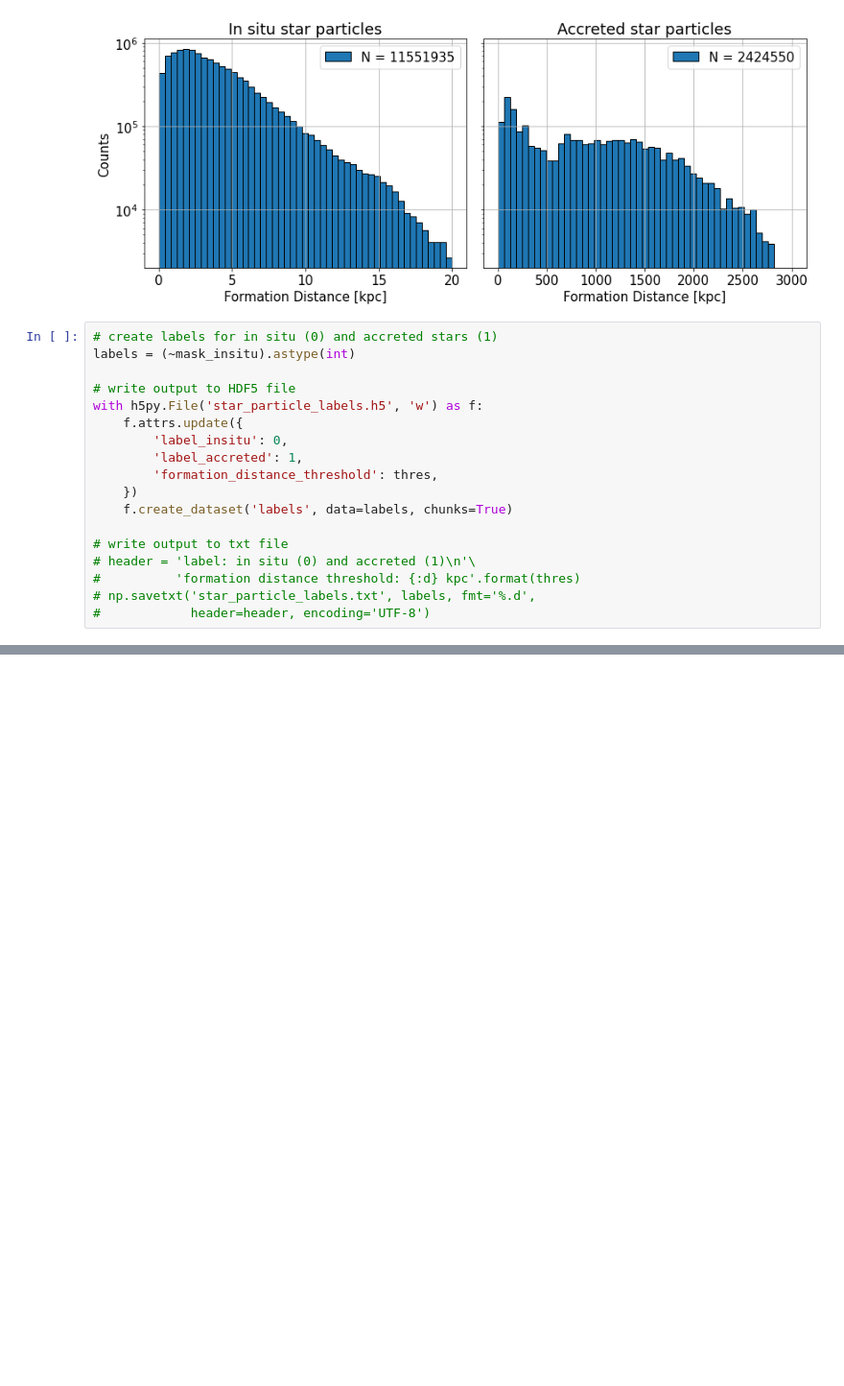
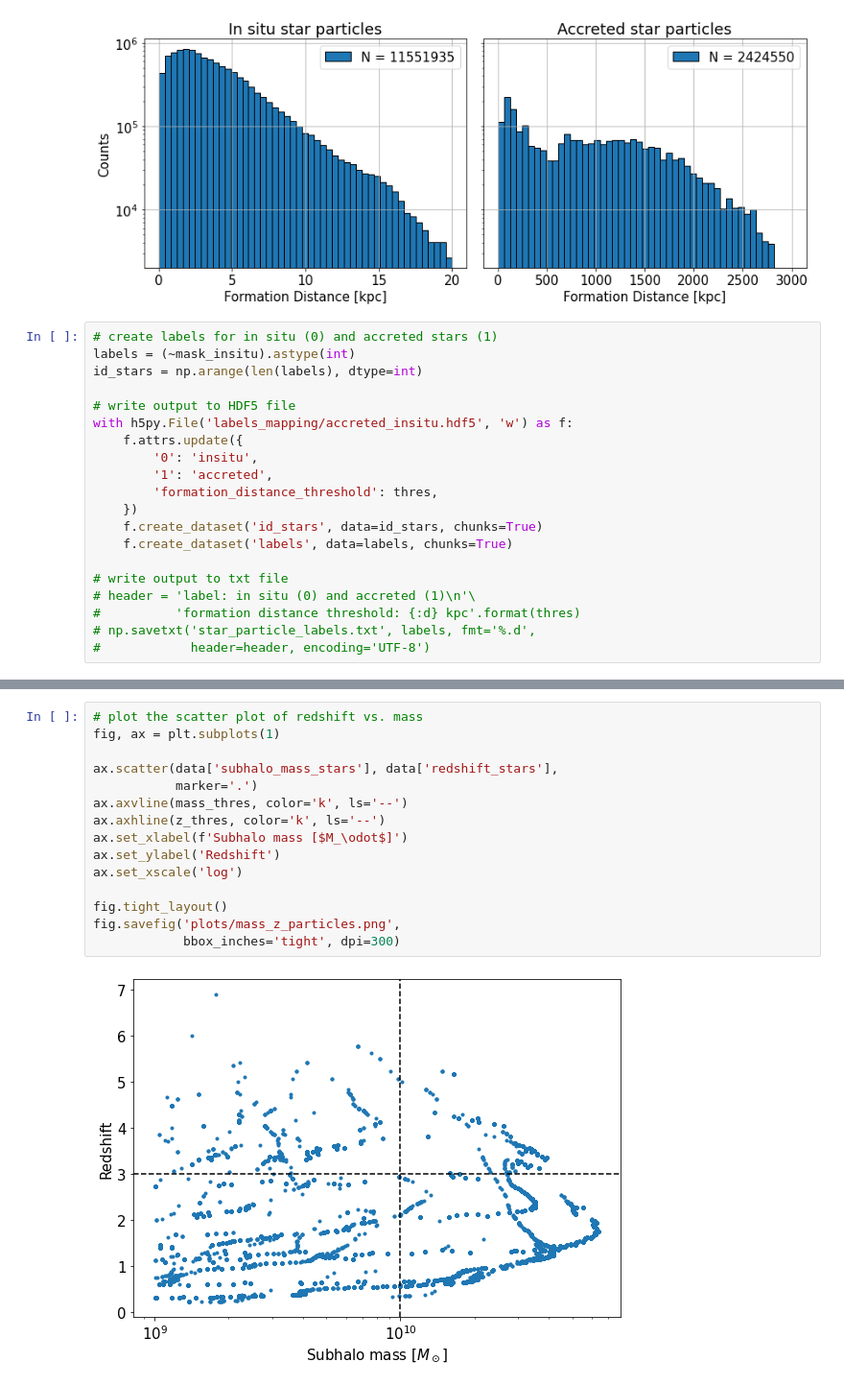
Before and after one commit to trivnguyen/gaia_merger_classification, a Jupyter notebook: label_star_particles.ipynb, the cells around one changed output, grey strips where cells are left out. Shown at 96% size. Drawn from its saved outputs; the diff is of its cells as text; blank space fills up the shorter version.

```diff
--- a/label_star_particles.ipynb
+++ b/label_star_particles.ipynb
@@ -105,14 +115,16 @@ fig.savefig('plots/formation_distance_particles.png',
 # %%
 # create labels for in situ (0) and accreted stars (1)
 labels = (~mask_insitu).astype(int)
+id_stars = np.arange(len(labels), dtype=int)
 
 # write output to HDF5 file
-with h5py.File('star_particle_labels.h5', 'w') as f:
+with h5py.File('labels_mapping/accreted_insitu.hdf5', 'w') as f:
     f.attrs.update({
-        'label_insitu': 0,
-        'label_accreted': 1,
+        '0': 'insitu',
+        '1': 'accreted',
         'formation_distance_threshold': thres,
     })
+    f.create_dataset('id_stars', data=id_stars, chunks=True)
     f.create_dataset('labels', data=labels, chunks=True)
 
 # write output to txt file
@@ -122,0 +244,17 @@ with h5py.File('star_particle_labels.h5', 'w') as f:
+# %%
+# plot the scatter plot of redshift vs. mass
+fig, ax = plt.subplots(1)
+
+ax.scatter(data['subhalo_mass_stars'], data['redshift_stars'],
+           marker='.')
+ax.axvline(mass_thres, color='k', ls='--')
+ax.axhline(z_thres, color='k', ls='--')
+ax.set_xlabel(f'Subhalo mass [$M_\odot$]')
+ax.set_ylabel('Redshift')
+ax.set_xscale('log')
+
+fig.tight_layout()
+fig.savefig('plots/mass_z_particles.png',
+            bbox_inches='tight', dpi=300)
+# %% [output]
+[figure, added]
```
Also changed, not shown: parts of 11 cells of this notebook, 3 other files.
